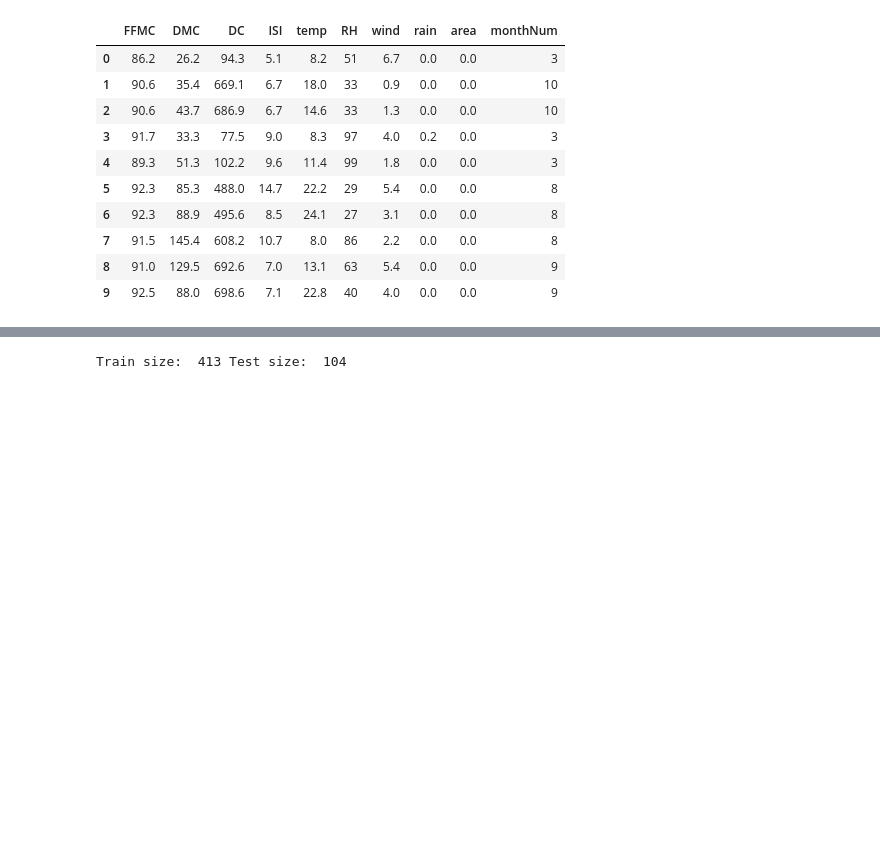
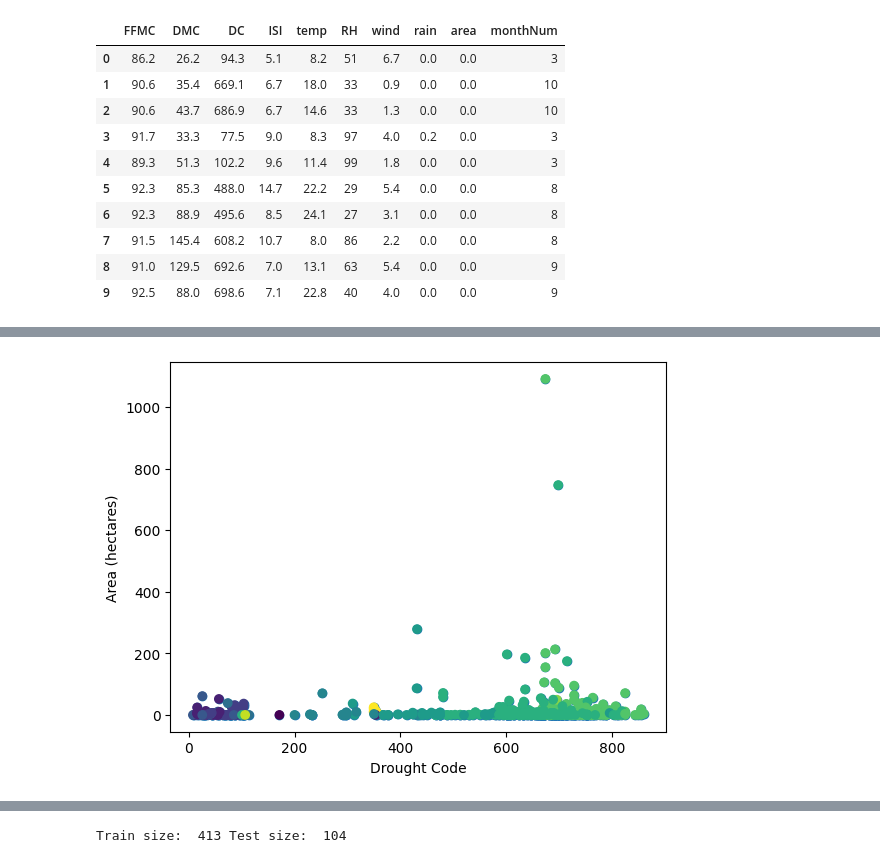
Before and after one commit to krh5284/capstone, a Jupyter notebook: forest_fire_model.ipynb, the cells around one changed output, grey strips where cells are left out. Cells and saved outputs as stored; diff of their text form; code cells hidden in the pictures; blank space fills up the shorter version.

```diff
--- a/forest_fire_model.ipynb
+++ b/forest_fire_model.ipynb
@@ -144,0 +156,12 @@ corr.style.background_gradient(cmap='coolwarm')
+# %%
+DC = df['DC']
+area = df['area']
+
+plt.scatter(DC, area)
+month = df['monthNum']
+plt.scatter(DC, area, c=month)
+plt.xlabel('Drought Code')
+plt.ylabel('Area (hectares)')
+plt.show()
+# %% [output]
+[figure, added]
```
Also changed, not shown: parts of 6 cells of this notebook.
